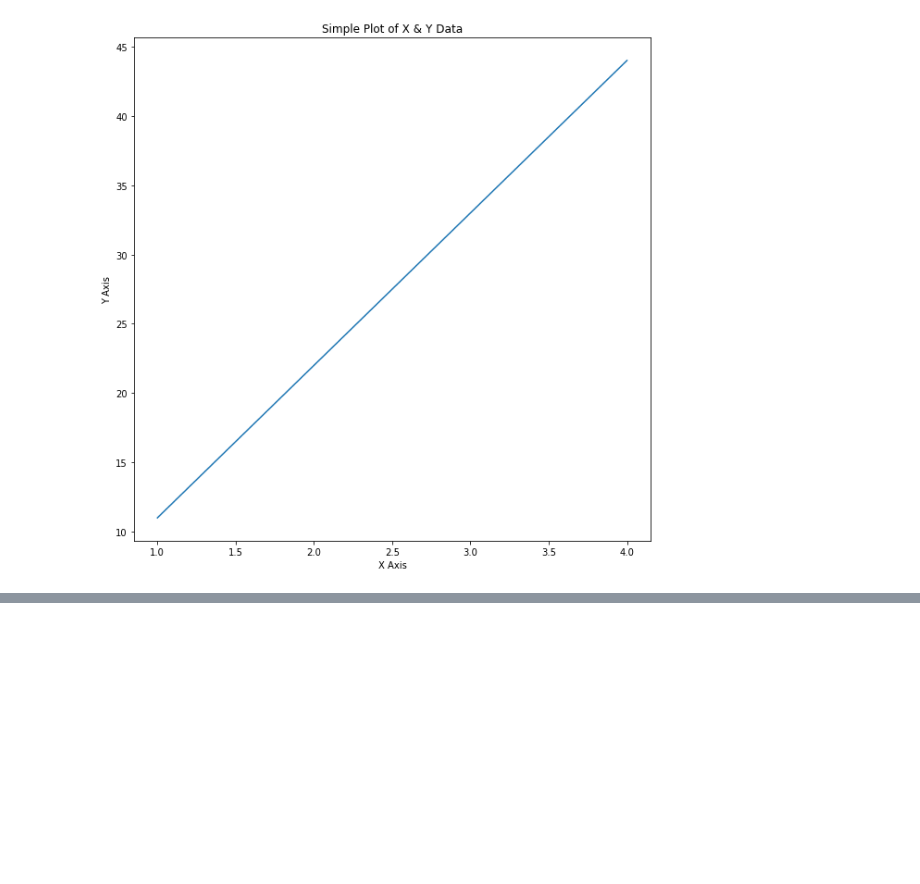
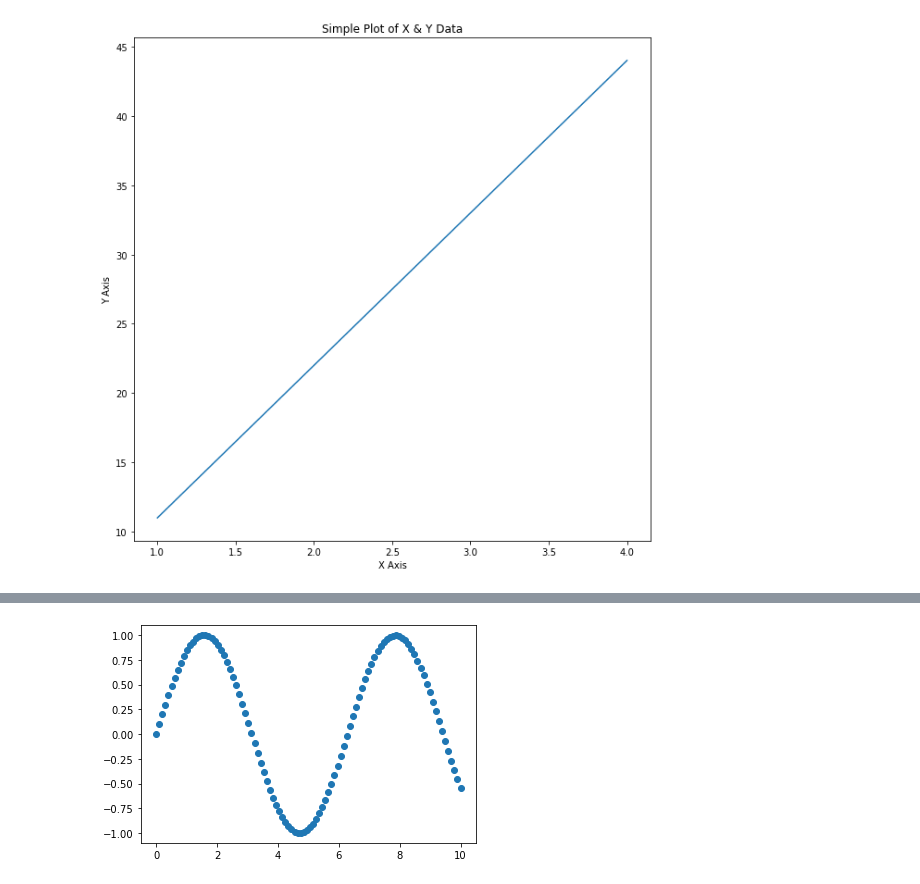
Before and after one commit to edwardsmoses/first-machine-learning-project, a Jupyter notebook: introduction-to-matplotlib.ipynb, the cells around one changed output, grey strips where cells are left out. Drawn from its saved outputs; the diff is of its cells as text; code cells hidden in the pictures; blank space fills up the shorter version.

```diff
--- a/introduction-to-matplotlib.ipynb
+++ b/introduction-to-matplotlib.ipynb
@@ -100,0 +167,6 @@ fig.savefig('images/sample-xy-plot.png')
+# %%
+# Another scattter plot
+fig, ax = plt.subplots()
+ax.scatter(x, np.sin(x));
+# %% [output]
+[figure, added]
```
Also changed, not shown: parts of 10 cells of this notebook.
